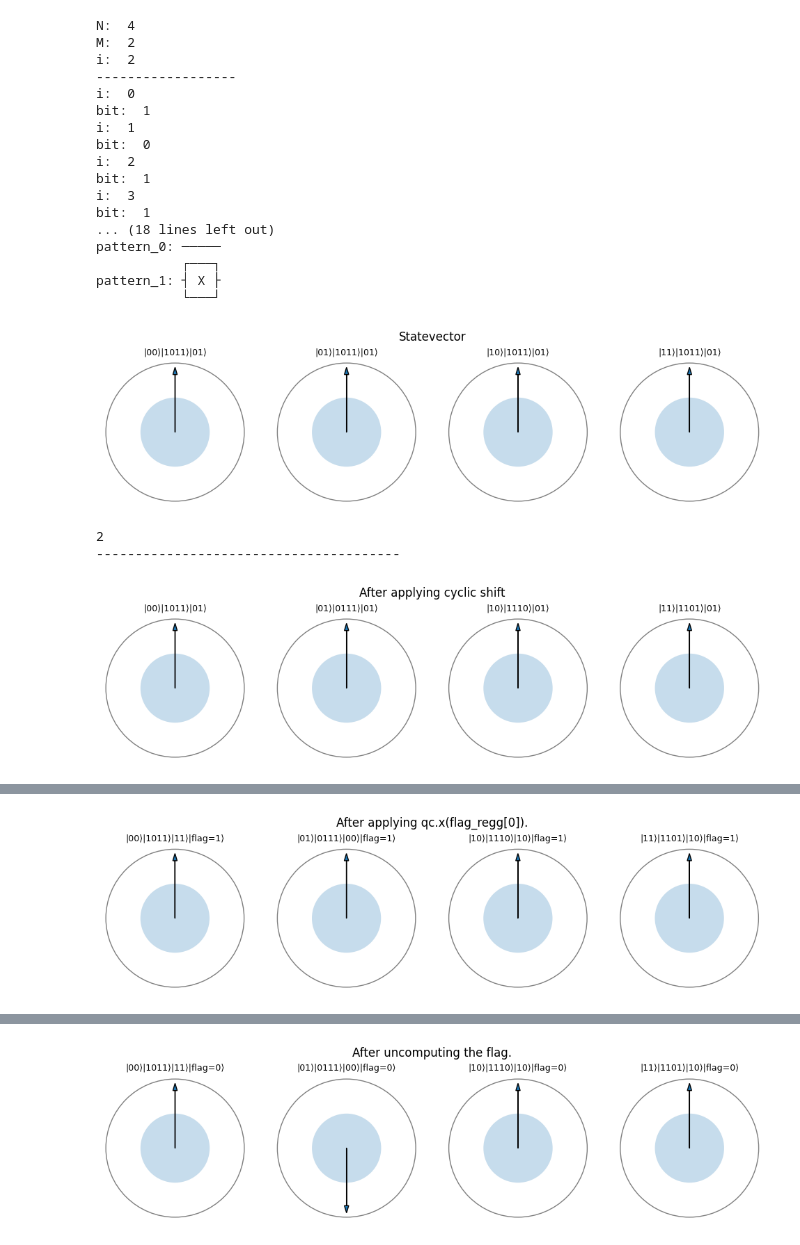
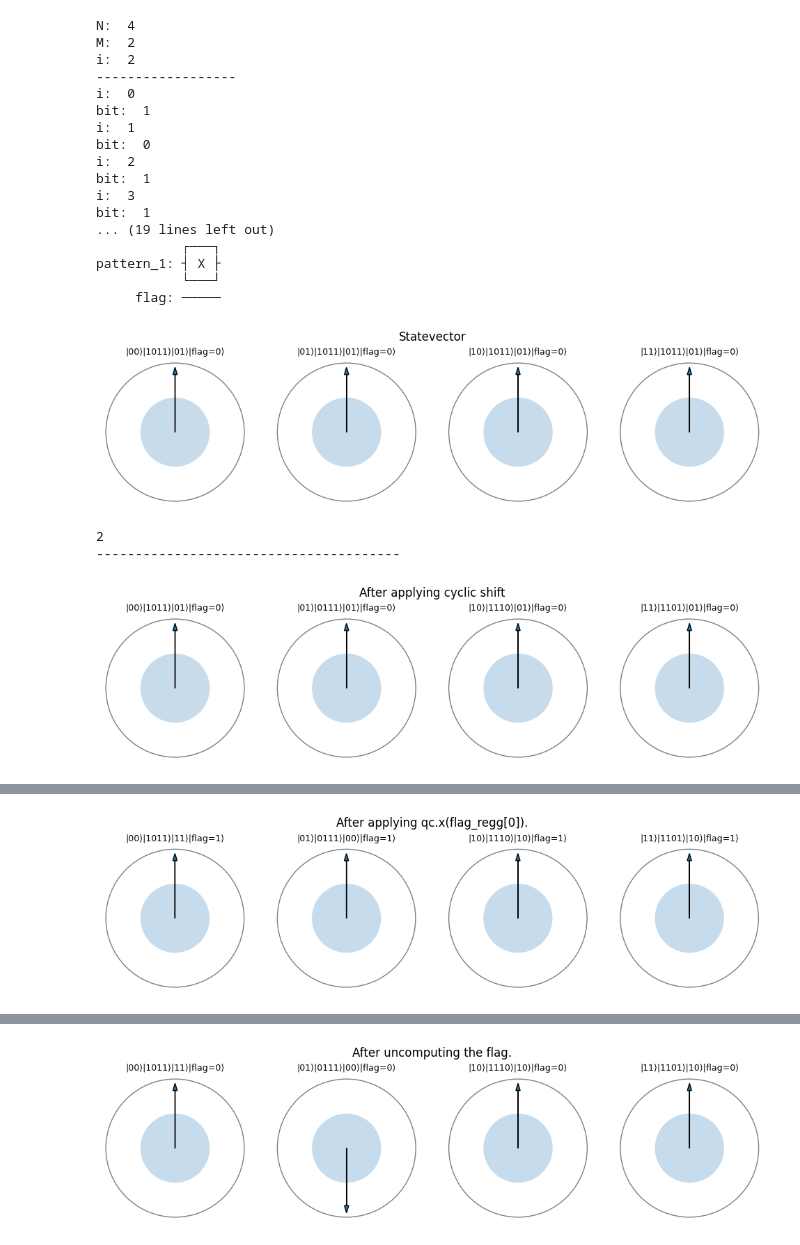
Before and after one commit to Laafayeette/Quantum-DNA-Search, a Jupyter notebook: quantum_dna_motif_finder.ipynb, the cells around one changed output, grey strips where cells are left out. Cells and saved outputs as stored; diff of their text form; code cells hidden in the pictures.

```diff
--- a/quantum_dna_motif_finder.ipynb
+++ b/quantum_dna_motif_finder.ipynb
@@ -181,7 +181,7 @@ from qiskit.quantum_info import Statevector
 text: str = "1011"
 pattern: str = "01"
 
-def prepare_input(text: str, pattern: str) -> tuple[QuantumCircuit, QuantumRegister, QuantumRegister, QuantumRegister]:
+def prepare_input(text: str, pattern: str) -> tuple[QuantumCircuit, QuantumRegister, QuantumRegister, QuantumRegister, QuantumRegister]:
         # T = t0t1t2t3 = 1011
     # t_i <=> q_i,so t0 = q0
     # Paper/logical order: \(t_0,t_1,t_2,t_3\)
@@ -210,7 +210,10 @@ def prepare_input(text: str, pattern: str) -> tuple[QuantumCircuit, QuantumRegis
     text_reg = QuantumRegister(N, "text")            # |T>
     pattern_reg = QuantumRegister(M, "pattern")      # |P>
 
-    qc = QuantumCircuit(index_reg, text_reg, pattern_reg)
+    # Initialize flag_reg helper
+    flag_reg = QuantumRegister(1, "flag")
+
+    qc = QuantumCircuit(index_reg, text_reg, pattern_reg, flag_reg)
 
     # Paper convention: text_reg[i] stores t_i.
     # Qiskit displays basis-state labels as |q_(N-1)...q_0|,
@@ -238,7 +241,7 @@ def prepare_input(text: str, pattern: str) -> tuple[QuantumCircuit, QuantumRegis
     # Put index register into uniform superposition
     qc.h(index_reg) # 1/2 (|00> + |01> + |10> + |11>) k = 2^0*1 + 2^1*0 = 1
     # |1011> ---> |0111> --> |0111> --> |0111>
-    return qc, index_reg, text_reg, pattern_reg
+    return qc, index_reg, text_reg, pattern_reg, flag_reg
 
 def verify_hadamard_uniformity(qc: QuantumCircuit, index_reg):
     state = Statevector.from_instruction(qc)
@@ -295,94 +357,35 @@ def apply_xor(qc, text_reg, pattern_reg):
 # %%
-qc, index_reg, text_reg, pattern_reg = prepare_input(text, pattern)
+qc, index_reg, text_reg, pattern_reg, flag_reg = prepare_input(text, pattern)
 
 print(qc.draw('text', fold=-1))
 plot_state_vector(Statevector.from_instruction(qc).data)
 print(len(index_reg))
 
 # |00>|1011>|01> + |01>|0111>|01> + |10>|1110>|01> + |11>|1101>|01>
 #     |01>             |01>             |01>             |01>
 print("---------------------------------------")
-cyclic_shift_circuit_template = build_cyclic_shift_operator(len(index_reg), len(text_reg))
-qc.compose(cyclic_shift_circuit_template, qubits=list(index_reg) + list(text_reg), inplace=True) # Composes the cyclic shift circuit (that we can inverse later) and stamps it onto our working qc.
-plot_state_vector(Statevector.from_instruction(qc).data, "After applying cyclic shift")
-
-qc.draw("mpl")
-#print(qc.draw('text', fold=-1))
 
 
-apply_xor(qc, text_reg, pattern_reg)
-#print(qc.draw('text', fold=-1))
-debug_xor(qc)
-
-# Grover Oracle
-# We need to identify exact matches. How do we do that?
-# Since the pattern register is the one being modified, we can simply look to see if the pattern registers are all zero.
-# We must also ensure that no invalid positions are considered correct.
-# The grover oracle is an operator that acts on the pattern register.
-# Its operation is only to flip the sign of state in question.
-qc.draw("mpl")
-
-# We will apply the toffoli gate.
-# And it will only target the branch whose index is results in |11> after flipping all zeros in the index_register.
-
-# Initialize flag_reg helper
-flag_reg = QuantumRegister(1, "flag")
-qc.add_register(flag_reg)
-
-# Initialize flag into |-> state
-print(qc.draw('text', fold=-1))
-qc.x(flag_reg[0]) # |0> --> |1>
-plot_state_vector(Statevector.from_instruction(qc).data, "After applying qc.x(flag_regg[0]).")
-
-qc.h(flag_reg[0]) # 1/srt(2) (|0> - |1>)
-plot_state_vector(Statevector.from_instruction(qc).data, "After applying qc.h(flag_reg[0]).")
-
-# Mark state
-qc.x(pattern_reg) # Flips all qubits of all branchs' pattern_register.
-print(qc.draw('text', fold=-1))
-qc.mcx(list(pattern_reg), flag_reg[0]) # Phase kickback, but only the branch with |11> after flip will activate here.
-plot_state_vector(Statevector.from_instruction(qc).data, "After applying toffoli, i.e., |-> to correct branch.")
-qc.x(pattern_reg)  # Flip back the pattern register
-plot_state_vector(Statevector.from_instruction(qc).data, "After restoring pattern registers.")
-# Probabilities are still the same at this point. But before we can probability amplify, we must mark the correct state.
-
-# Uncompute the flag since it's just noise at this point.
-qc.h(flag_reg[0]) # Double hadamadard yields identity.
-qc.x(flag_reg[0])
-plot_state_vector(Statevector.from_instruction(qc).data, "After uncomputing the flag.")
-print(qc.draw('text', fold=-1))
-
-# Undo XOR and cyclic shift
-apply_xor(qc, text_reg, pattern_reg)
-
-
-qc.compose(cyclic_shift_circuit_template.inverse(), qubits=list(index_reg) + list(text_reg), inplace=True)
-
-print(qc.draw('text', fold=-1))
-plot_state_vector(Statevector.from_instruction(qc).data, "After restoring undoing XOR and cyclic shifts.")
-
-# Apply the Grover diffusion step.
-# Calculate average of
-# Inversion about the mean.
+grover_oracle(qc, index_reg, text_reg, pattern_reg, flag_reg)
 # %% [output]
 N:  4
 M:  2
 i:  2
 ------------------
 i:  0
 bit:  1
 i:  1
 bit:  0
 i:  2
 bit:  1
 i:  3
 bit:  1
-... (18 lines left out)
-pattern_0: ─────
+... (19 lines left out)
            ┌───┐
 pattern_1: ┤ X ├
            └───┘
+     flag: ─────
-[figure, old version]
+[figure, new version]
 2
 ---------------------------------------
-[figure, old version]
+[figure, new version]
```
Also changed, not shown: parts of 2 cells of this notebook.
